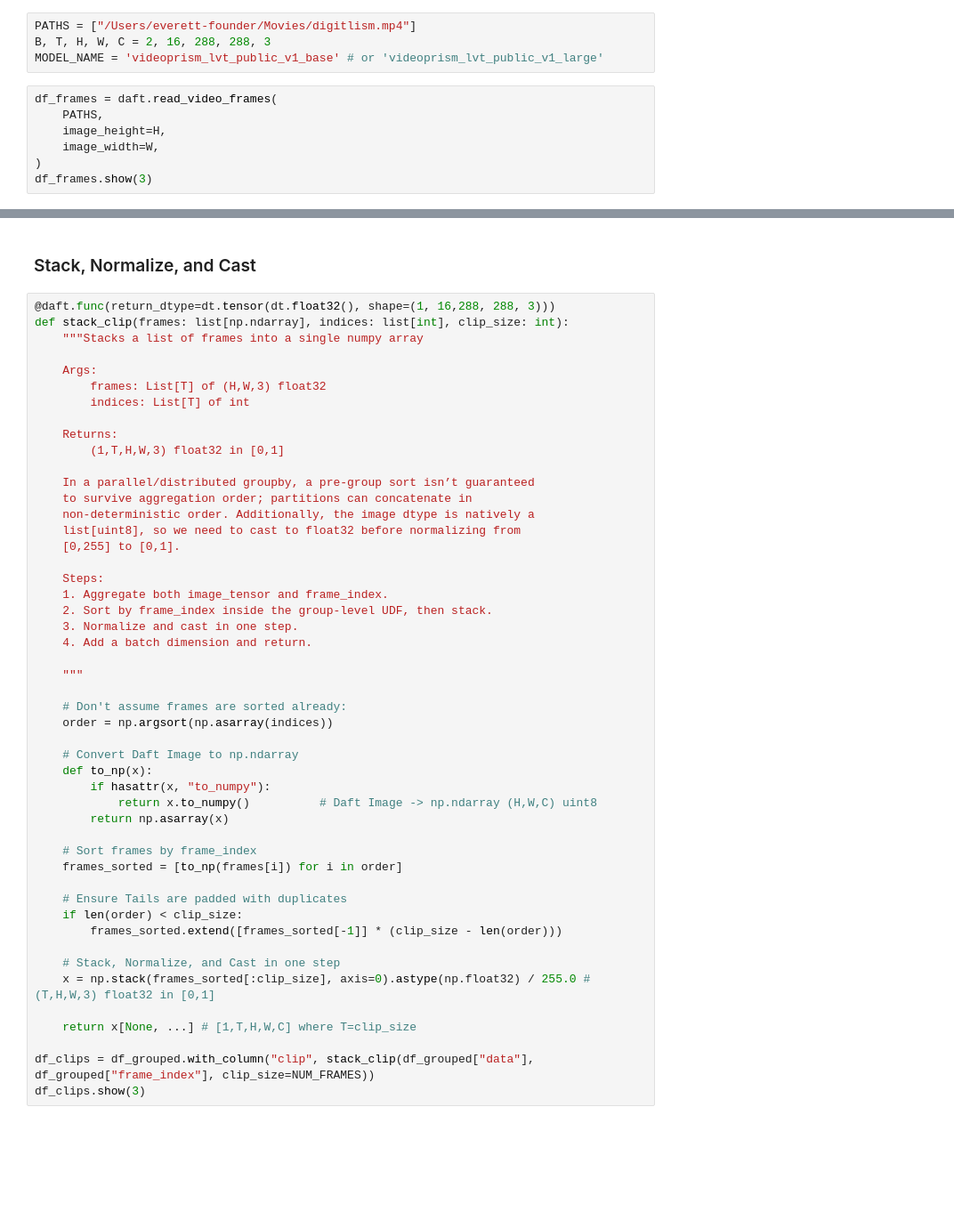
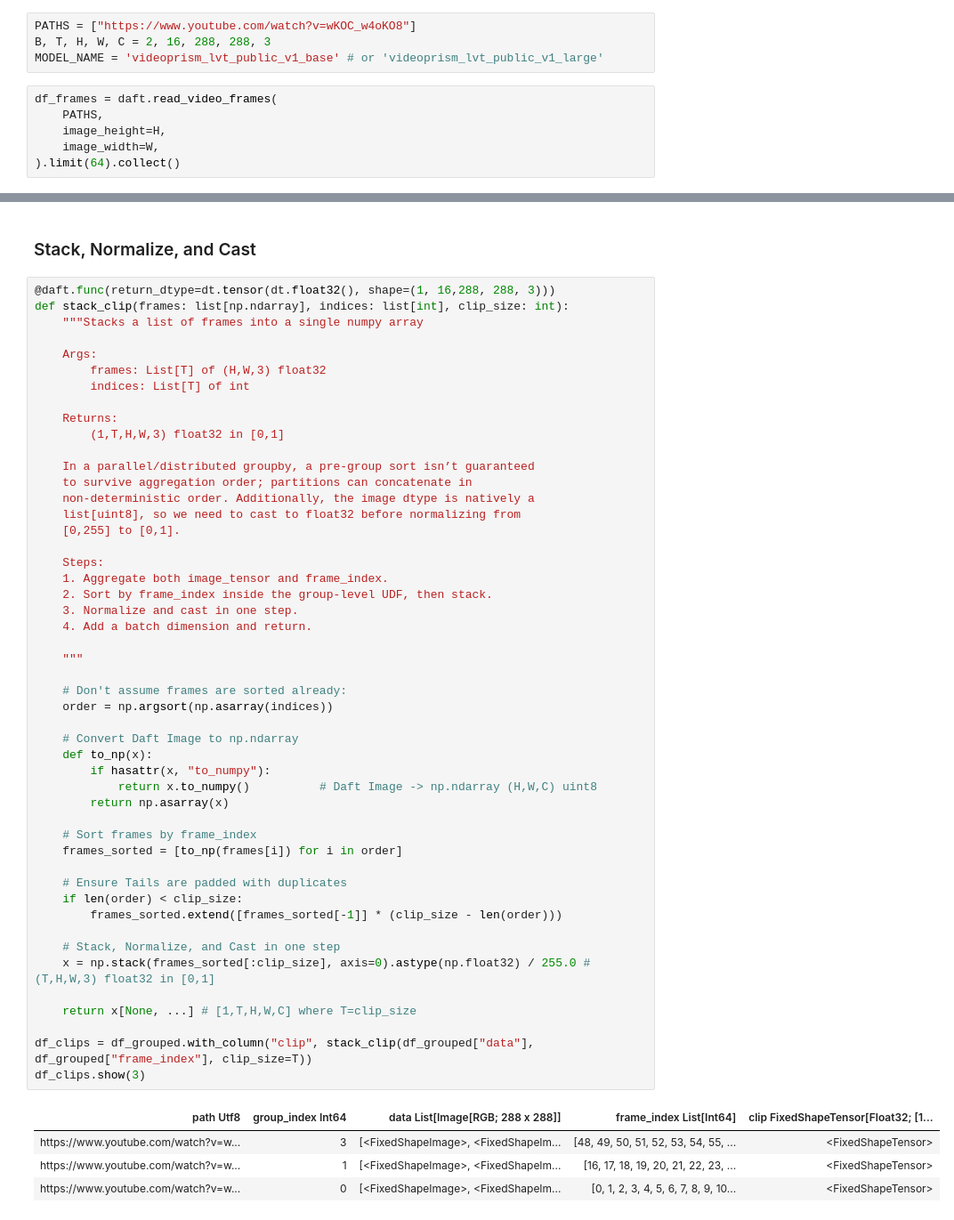
Before and after one commit to everettVT/daft-video-embeddings, a Jupyter notebook: workload/video_embeddings_videoprism.ipynb, the cells around one changed output, grey strips where cells are left out. Shown: that part at 89% size. Drawn from its saved outputs; the diff is of its cells as text; blank space fills up the shorter version.

```diff
--- a/workload/video_embeddings_videoprism.ipynb
+++ b/workload/video_embeddings_videoprism.ipynb
@@ -42,7 +76,7 @@ Retrieval:
 - cosine similarity reduces to dot product since outputs are L2-normalized.
 - For a single video vs K texts: [1, D] @ [K, D]^T → [1, K].
 # %%
-PATHS = ["/Users/everett-founder/Movies/digitlism.mp4"]
+PATHS = ["https://www.youtube.com/watch?v=wKOC_w4oKO8"]
 B, T, H, W, C = 2, 16, 288, 288, 3
 MODEL_NAME = 'videoprism_lvt_public_v1_base' # or 'videoprism_lvt_public_v1_large'
 # %%
@@ -50,5 +84,4 @@ df_frames = daft.read_video_frames(
     PATHS,
     image_height=H,
     image_width=W,
-)
-df_frames.show(3)
+).limit(64).collect()
@@ -92,31 +133,36 @@ def stack_clip(frames: list[np.ndarray], indices: list[int], clip_size: int):
     Steps:
     1. Aggregate both image_tensor and frame_index.
     2. Sort by frame_index inside the group-level UDF, then stack.
     3. Normalize and cast in one step.
     4. Add a batch dimension and return.
 
     """
 
     # Don't assume frames are sorted already:
     order = np.argsort(np.asarray(indices))
 
     # Convert Daft Image to np.ndarray
     def to_np(x):
         if hasattr(x, "to_numpy"):
             return x.to_numpy()          # Daft Image -> np.ndarray (H,W,C) uint8
         return np.asarray(x)
 
     # Sort frames by frame_index
     frames_sorted = [to_np(frames[i]) for i in order]
 
     # Ensure Tails are padded with duplicates
     if len(order) < clip_size:
         frames_sorted.extend([frames_sorted[-1]] * (clip_size - len(order)))
 
     # Stack, Normalize, and Cast in one step
     x = np.stack(frames_sorted[:clip_size], axis=0).astype(np.float32) / 255.0 # (T,H,W,3) float32 in [0,1]
 
     return x[None, ...] # [1,T,H,W,C] where T=clip_size
 
-df_clips = df_grouped.with_column("clip", stack_clip(df_grouped["data"], df_grouped["frame_index"], clip_size=NUM_FRAMES))
+df_clips = df_grouped.with_column("clip", stack_clip(df_grouped["data"], df_grouped["frame_index"], clip_size=T))
 df_clips.show(3)
+# %% [output]
+| path Utf8 | group_index Int64 | data List[Image[RGB; 288 x 288]] | frame_index List[Int64] | clip FixedShapeTensor[Float32; [1... |
+| https://www.youtube.com/watch?v=w... | 3 | [<FixedShapeImage>, <FixedShapeIm... | [48, 49, 50, 51, 52, 53, 54, 55, ... | <FixedShapeTensor> |
+| https://www.youtube.com/watch?v=w... | 1 | [<FixedShapeImage>, <FixedShapeIm... | [16, 17, 18, 19, 20, 21, 22, 23, ... | <FixedShapeTensor> |
+| https://www.youtube.com/watch?v=w... | 0 | [<FixedShapeImage>, <FixedShapeIm... | [0, 1, 2, 3, 4, 5, 6, 7, 8, 9, 10... | <FixedShapeTensor> |
```
Also changed, not shown: parts of 10 cells of this notebook.
